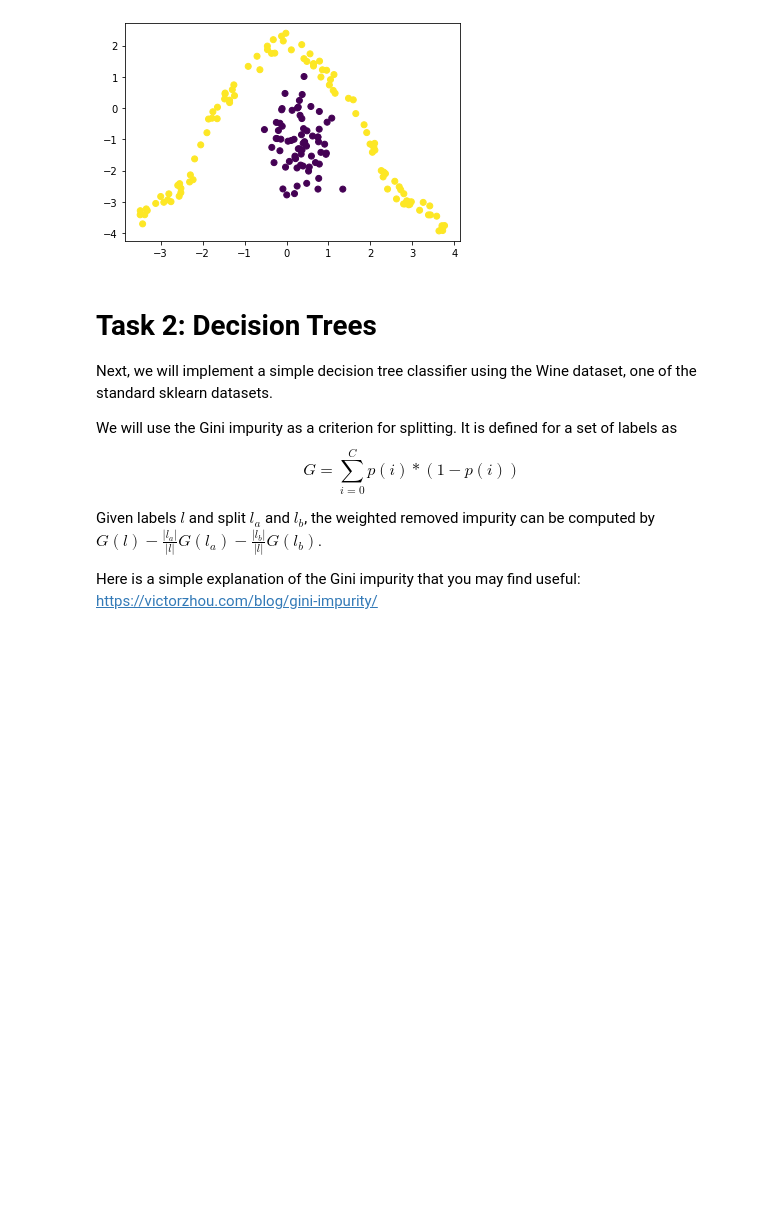
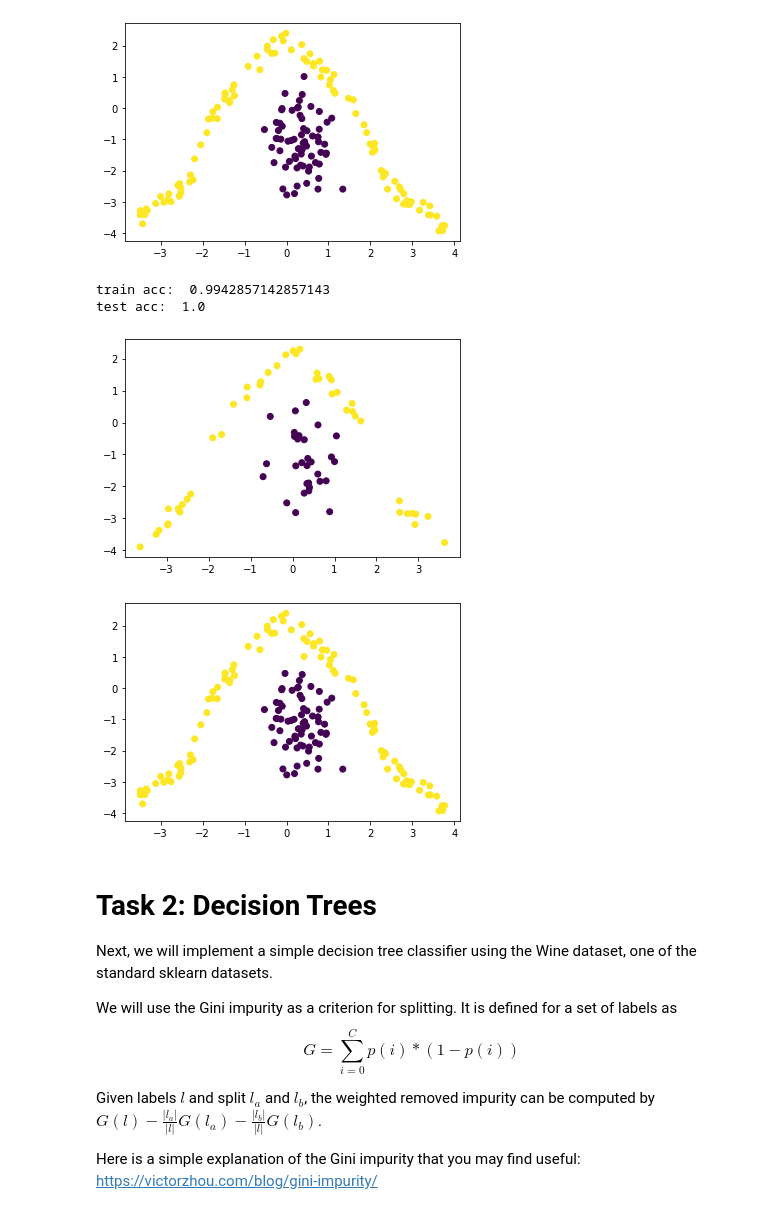
Before and after one commit to simonblaue/Master, a Jupyter notebook: Machine Learning/Practical 4/4_[NAME1]_[NAME2]_[NAME3].ipynb, the cells around one changed output. Drawn from its saved outputs; the diff is of its cells as text; code cells hidden in the pictures; blank space fills up the shorter version.

```diff
--- a/Machine Learning/Practical 4/4_[NAME1]_[NAME2]_[NAME3].ipynb
+++ b/Machine Learning/Practical 4/4_[NAME1]_[NAME2]_[NAME3].ipynb
@@ -310,3 +310,8 @@ plt.show()
 [figure]
 # %%
 # Fit SVM using sklearn and calculate the test accuracy
+from sklearn import svm
+clf = svm.SVC()
+clf.fit(X_train, t_train)
+sklearn_predictions_test = clf.predict(X_test)
+sklearn_predictions_train = clf.predict(X_train)
@@ -315,3 +318,22 @@ plt.show()
+# %%
+## Accuracy
+print("train acc: ",predirction_accuracy(t_train,sklearn_predictions_train))
+print("test acc: ",predirction_accuracy(t_test,sklearn_predictions_test))
+# %% [output]
+train acc:  0.9942857142857143
+test acc:  1.0
+# %%
+# Visualize
+# visualize predictions
+plt.scatter(X_test[:,0],X_test[:,1], c=sklearn_predictions_test)
+plt.show()
+
+# visualize predictions
+plt.scatter(X_train[:,0],X_train[:,1], c=sklearn_predictions_train)
+plt.show()
+# %% [output]
+[figure, added]
+[figure, added]
 # %% [markdown]
 # Task 2: Decision Trees
 
```
Also changed, not shown: parts of 1 cell of this notebook.
